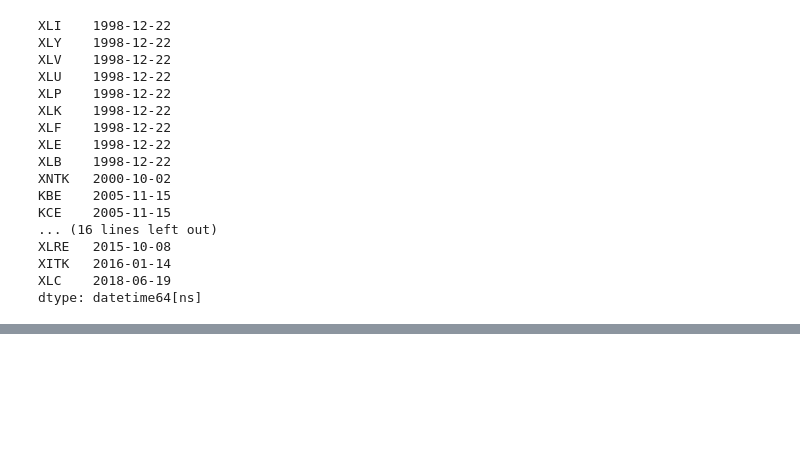
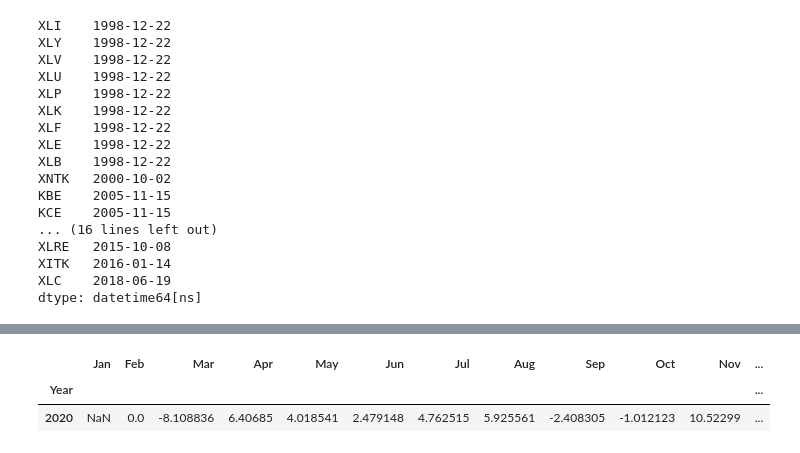
Before and after one commit to asmarton/dm, a Jupyter notebook: notebooks/keltner-donchian-trend-following.ipynb, the cells around one changed output, grey strips where cells are left out. Saved outputs shown, nothing was run; the diff lists cells and outputs as text; code cells hidden in the pictures; blank space fills up the shorter version.

```diff
--- a/notebooks/keltner-donchian-trend-following.ipynb
+++ b/notebooks/keltner-donchian-trend-following.ipynb
@@ -300 +114,15 @@ equity.groupby(pd.Grouper(freq='ME')).nth(-1).pct_change() * 100
 Length: 232, dtype: float64
+# %%
+df = pd.DataFrame(results.equity.groupby(pd.Grouper(freq='ME')).nth(-1).pct_change() * 100).rename(columns={0: 'Return'})
+df.index.name = 'Date'
+df['Year'] = df.index.year
+df['Month'] = df.index.month
+
+reshaped = df.pivot(index='Year', columns='Month', values='Return')
+reshaped.columns = ['Jan', 'Feb', 'Mar', 'Apr', 'May', 'Jun',
+                    'Jul', 'Aug', 'Sep', 'Oct', 'Nov', 'Dec']
+reshaped
+# %% [output]
+|  | Jan | Feb | Mar | Apr | May | Jun | Jul | Aug | Sep | Oct | Nov | ... |
+| Year |  |  |  |  |  |  |  |  |  |  |  | ... |
+| 2020 | NaN | 0.0 | -8.108836 | 6.40685 | 4.018541 | 2.479148 | 4.762515 | 5.925561 | -2.408305 | -1.012123 | 10.52299 | ... |
```
Also changed, not shown: parts of 15 cells of this notebook, 4 other files.
